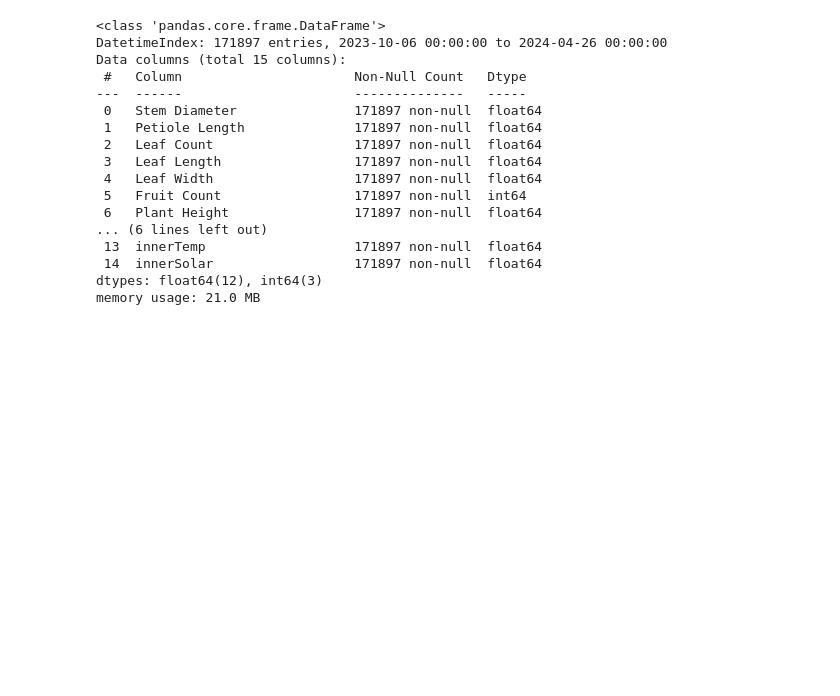
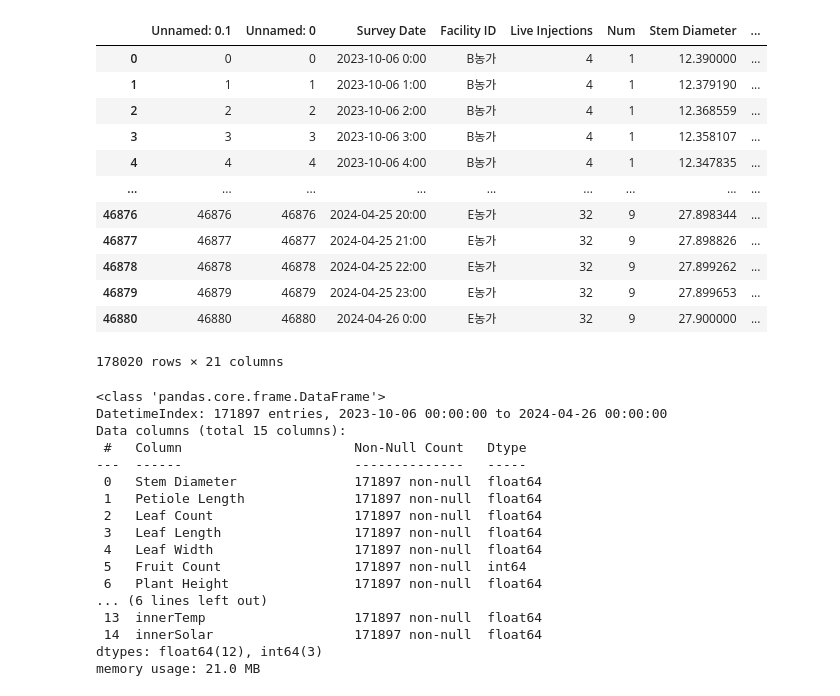
Before and after one commit to spacefarm-co/miribul-2024, a Jupyter notebook: SunseKwon/5-1.TuningRegression.ipynb, the cells around one changed output. Saved outputs shown, nothing was run; the diff lists cells and outputs as text; code cells hidden in the pictures; blank space fills up the shorter version.

```diff
--- a/SunseKwon/5-1.TuningRegression.ipynb
+++ b/SunseKwon/5-1.TuningRegression.ipynb
@@ -54,9 +58,25 @@ def mean_absolute_scaled_error(y_true, y_pred):
 
     return mae_forecast / mae_naive
 # %%
-merge_B_ip = pd.read_csv('./data/merge_B_ip.csv', encoding = 'cp949')
-merge_C_ip = pd.read_csv('./data/merge_C_ip.csv', encoding = 'cp949')
-merge_D_ip = pd.read_csv('./data/merge_D_ip.csv', encoding = 'cp949')
-merge_E_ip = pd.read_csv('./data/merge_E_ip.csv', encoding = 'cp949')
+merge_B_ip = pd.read_csv('../data/merge_B_ip.csv', encoding = 'cp949')
+merge_C_ip = pd.read_csv('../data/merge_C_ip.csv', encoding = 'cp949')
+merge_D_ip = pd.read_csv('../data/merge_D_ip.csv', encoding = 'cp949')
+merge_E_ip = pd.read_csv('../data/merge_E_ip.csv', encoding = 'cp949')
 # %%
 df_merged = pd.concat([merge_B_ip,merge_C_ip,merge_D_ip,merge_E_ip])
+# %%
+df_merged
+# %% [output]
+|  | Unnamed: 0.1 | Unnamed: 0 | Survey Date | Facility ID | Live Injections | Num | Stem Diameter | ... |
+| 0 | 0 | 0 | 2023-10-06 0:00 | B농가 | 4 | 1 | 12.390000 | ... |
+| 1 | 1 | 1 | 2023-10-06 1:00 | B농가 | 4 | 1 | 12.379190 | ... |
+| 2 | 2 | 2 | 2023-10-06 2:00 | B농가 | 4 | 1 | 12.368559 | ... |
+| 3 | 3 | 3 | 2023-10-06 3:00 | B농가 | 4 | 1 | 12.358107 | ... |
+| 4 | 4 | 4 | 2023-10-06 4:00 | B농가 | 4 | 1 | 12.347835 | ... |
+| ... | ... | ... | ... | ... | ... | ... | ... | ... |
+| 46876 | 46876 | 46876 | 2024-04-25 20:00 | E농가 | 32 | 9 | 27.898344 | ... |
+| 46877 | 46877 | 46877 | 2024-04-25 21:00 | E농가 | 32 | 9 | 27.898826 | ... |
+| 46878 | 46878 | 46878 | 2024-04-25 22:00 | E농가 | 32 | 9 | 27.899262 | ... |
+| 46879 | 46879 | 46879 | 2024-04-25 23:00 | E농가 | 32 | 9 | 27.899653 | ... |
+| 46880 | 46880 | 46880 | 2024-04-26 0:00 | E농가 | 32 | 9 | 27.900000 | ... |
+178020 rows × 21 columns
```
Also changed, not shown: parts of 24 cells of this notebook.
